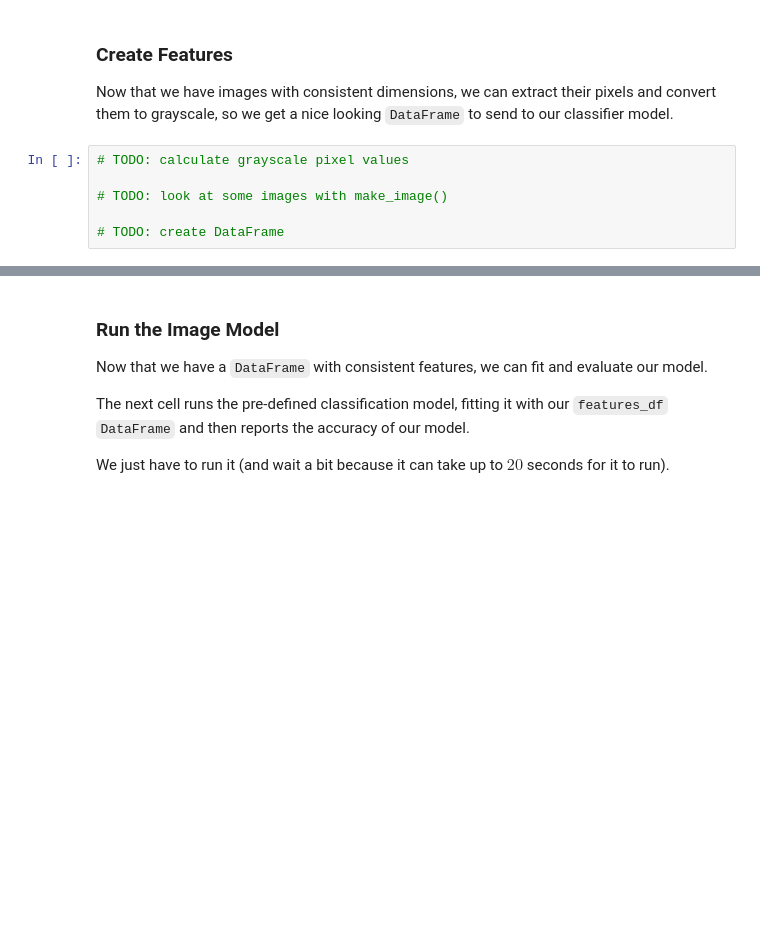
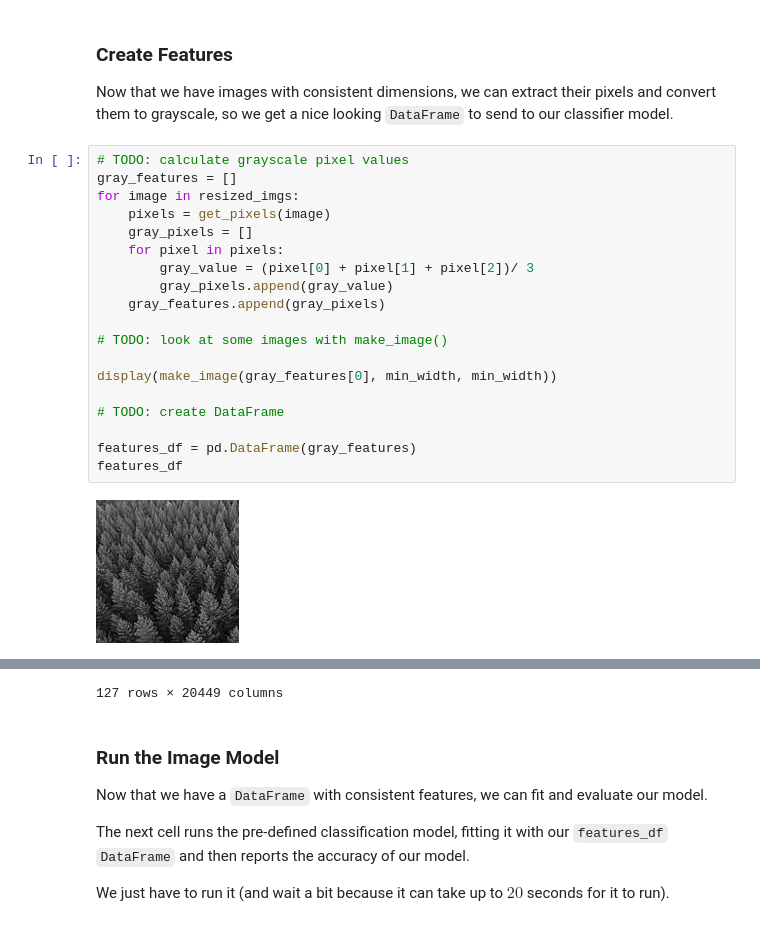
Before and after one commit to AI-and-Machine-Learning-Fall-2026/Homework06, a Jupyter notebook: Homework06A.ipynb, the cells around one changed output, grey strips where cells are left out. Drawn from its saved outputs; the diff is of its cells as text; blank space fills up the shorter version.

```diff
--- a/Homework06A.ipynb
+++ b/Homework06A.ipynb
@@ -384,7 +446,22 @@ Take a look at a few images before picking a strategy and then take a look after
 Now that we have images with consistent dimensions, we can extract their pixels and convert them to grayscale, so we get a nice looking `DataFrame` to send to our classifier model.
 # %%
 # TODO: calculate grayscale pixel values
+gray_features = []
+for image in resized_imgs:
+    pixels = get_pixels(image)
+    gray_pixels = []
+    for pixel in pixels:
+        gray_value = (pixel[0] + pixel[1] + pixel[2])/ 3
+        gray_pixels.append(gray_value)
+    gray_features.append(gray_pixels)
 
 # TODO: look at some images with make_image()
 
+display(make_image(gray_features[0], min_width, min_width))
+
 # TODO: create DataFrame
+
+features_df = pd.DataFrame(gray_features)
+features_df
+# %% [output]
+[figure, added]
@@ -391,3 +480,4 @@ Now that we have images with consistent dimensions, we can extract their pixels
+127 rows × 20449 columns
 # %% [markdown]
 ### Run the Image Model
 
```
Also changed, not shown: parts of 11 cells of this notebook.
